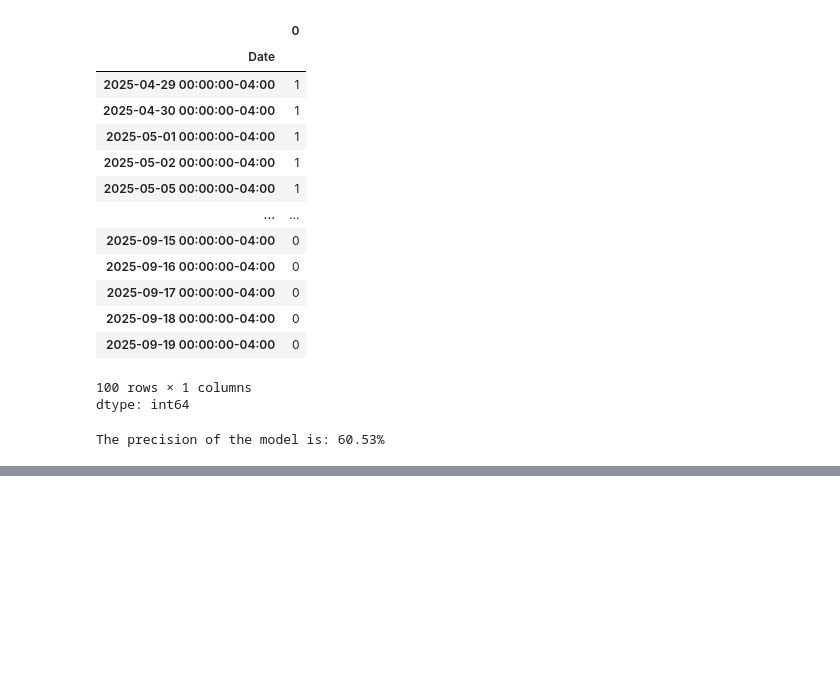
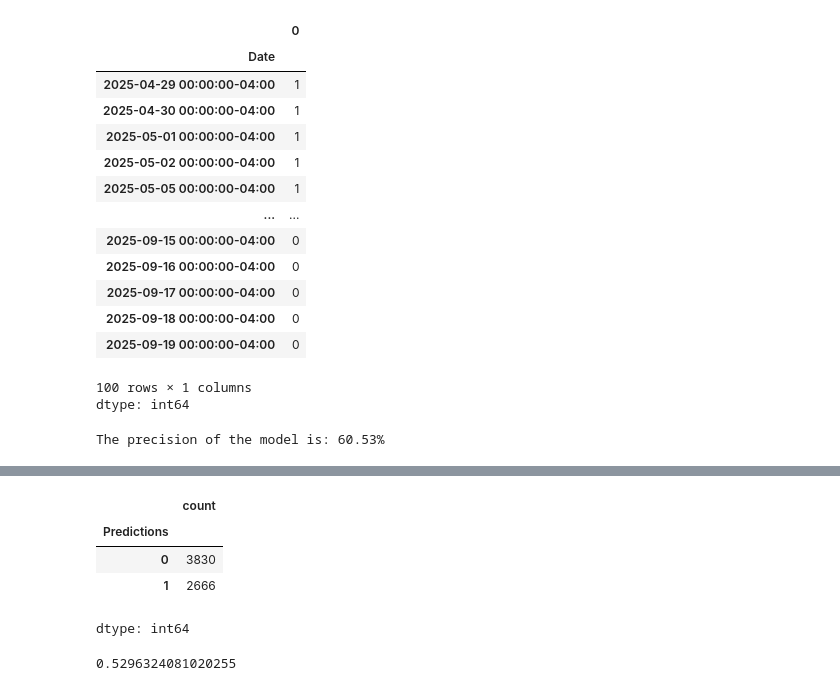
Before and after one commit to etay-atar/machine_learning, a Jupyter notebook: Predict_SandP500_Price.ipynb, the cells around one changed output, grey strips where cells are left out. Drawn from its saved outputs; the diff is of its cells as text; code cells hidden in the pictures; blank space fills up the shorter version.

```diff
--- a/Predict_SandP500_Price.ipynb
+++ b/Predict_SandP500_Price.ipynb
@@ -349,0 +366,34 @@ The precision of the model is: 60.53%
+# %%
+#create a prediction function
+def predict(train, test, predictors, model):
+  model.fit(train[predictors], train["Target"])
+  preds = model.predict(test[predictors])
+  preds = pd.Series(preds, index=test.index, name="Predictions")
+  combined = pd.concat([test["Target"], preds], axis=1)
+  return combined
+# %%
+#Take 10 years of data and train on them, and i will be training a model for about a year and then going to the next year and so on ...
+def backtest(data, model, predictors, start=2500, step=250):
+  all_predictions = []
+  for i in range(start, data.shape[0], step):
+    train = data.iloc[0:i].copy()
+    test = data.iloc[i:(i+step)].copy()
+    predictions = predict(train, test, predictors, model)
+    all_predictions.append(predictions)
+  return pd.concat(all_predictions)
+# %%
+predictions = backtest(sp500, model, predictors)
+# %%
+# 0 is we predicted the market will go down (and the number of days we predicted it)
+# 1 is we predicte the market will go up (and the number of days we predicted it)
+predictions["Predictions"].value_counts()
+# %% [output]
+|  | count |
+| Predictions |  |
+| 0 | 3830 |
+| 1 | 2666 |
+dtype: int64
+# %%
+precision_score(predictions["Target"], predictions["Predictions"])
+# %% [output]
+0.5296324081020255
```
Also changed, not shown: parts of 5 cells of this notebook.
